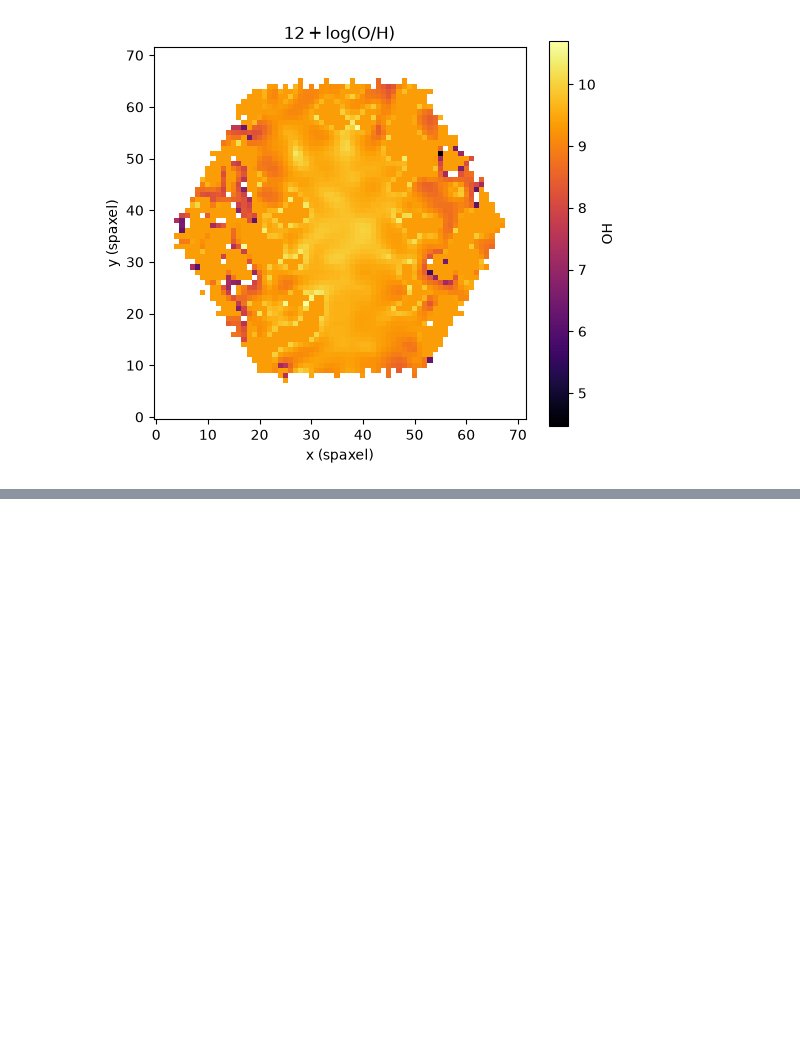
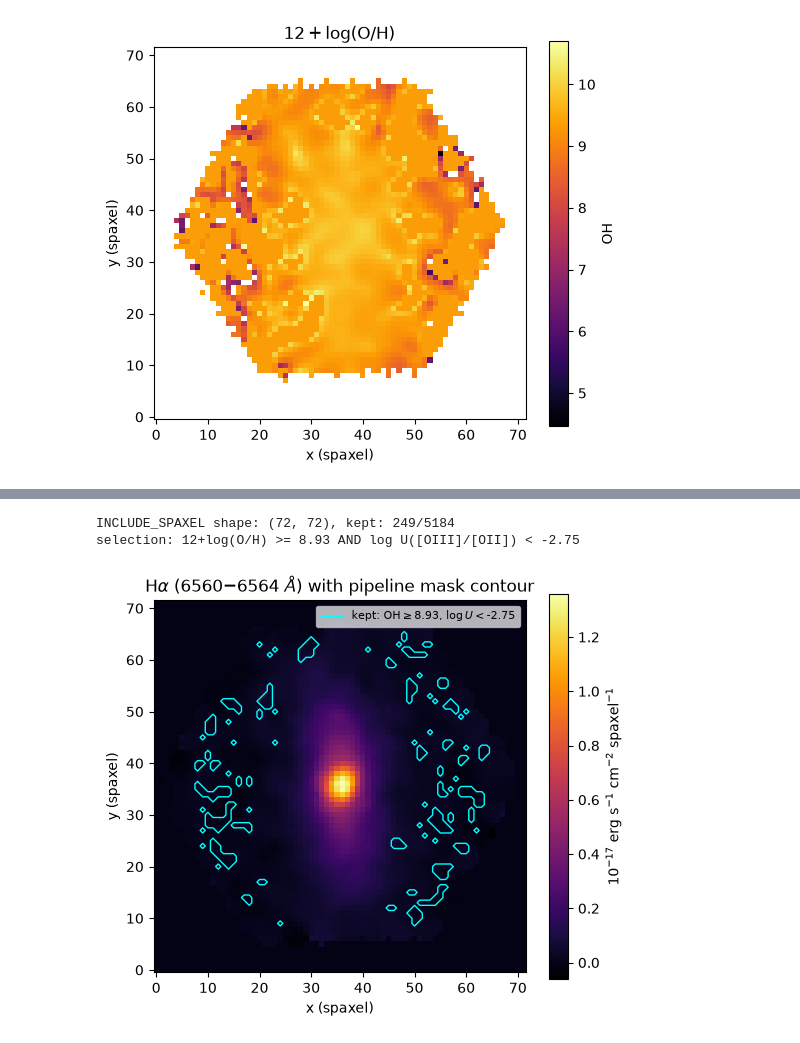
Before and after one commit to Brian-D-Dang/manga-data-pipeline, a Jupyter notebook: testing_notebooks/showcase_cube.ipynb, the cells around one changed output, grey strips where cells are left out. Drawn from its saved outputs; the diff is of its cells as text; code cells hidden in the pictures; blank space fills up the shorter version.

Commit message:
Pipeline made

```diff
--- a/testing_notebooks/showcase_cube.ipynb
+++ b/testing_notebooks/showcase_cube.ipynb
@@ -138,0 +146,41 @@ plt.show()
+# %%
+MASK_PATH = Path(r"C:\Users\achun\manga-data-pipeline\data\test_output.fits")
+
+with fits.open(MASK_PATH) as mhdul:
+    include_spaxel = mhdul["INCLUDE_SPAXEL"].data.astype(bool)
+    solar_oh   = mhdul[0].header["SOLAR_OH"]
+    logu_limit = mhdul[0].header["LOGULIM"]
+
+assert include_spaxel.shape == halpha_map.shape, (
+    f"mask shape {include_spaxel.shape} != H-alpha map shape {halpha_map.shape}"
+)
+n_kept = int(include_spaxel.sum())
+print(f"INCLUDE_SPAXEL shape: {include_spaxel.shape}, kept: {n_kept}/{include_spaxel.size}")
+print(f"selection: 12+log(O/H) >= {solar_oh} AND log U([OIII]/[OII]) < {logu_limit}")
+# %% [output]
+INCLUDE_SPAXEL shape: (72, 72), kept: 249/5184
+selection: 12+log(O/H) >= 8.93 AND log U([OIII]/[OII]) < -2.75
+# %%
+from matplotlib.lines import Line2D
+
+fig, ax = plt.subplots(figsize=(6, 5))
+im = ax.imshow(halpha_map, origin="lower", cmap="inferno")
+ax.contour(
+    include_spaxel.astype(int),
+    levels=[0.5],
+    colors="cyan",
+    linewidths=1.0,
+)
+mask_proxy = Line2D(
+    [0], [0], color="cyan", linewidth=1.0,
+    label=rf"kept: OH$\geq${solar_oh}, $\log U<${logu_limit}",
+)
+ax.legend(handles=[mask_proxy], loc="upper right", fontsize=8, framealpha=0.7)
+
+ax.set_title(r"H$\alpha$ (6560$-$6564 $\AA$) with pipeline mask contour")
+ax.set_xlabel("x (spaxel)")
+ax.set_ylabel("y (spaxel)")
+fig.colorbar(im, ax=ax, label=r"$10^{-17}$ erg s$^{-1}$ cm$^{-2}$ spaxel$^{-1}$")
+plt.show()
+# %% [output]
+[figure, added]
```
Also changed, not shown: parts of 1 cell of this notebook, 7 other files.
